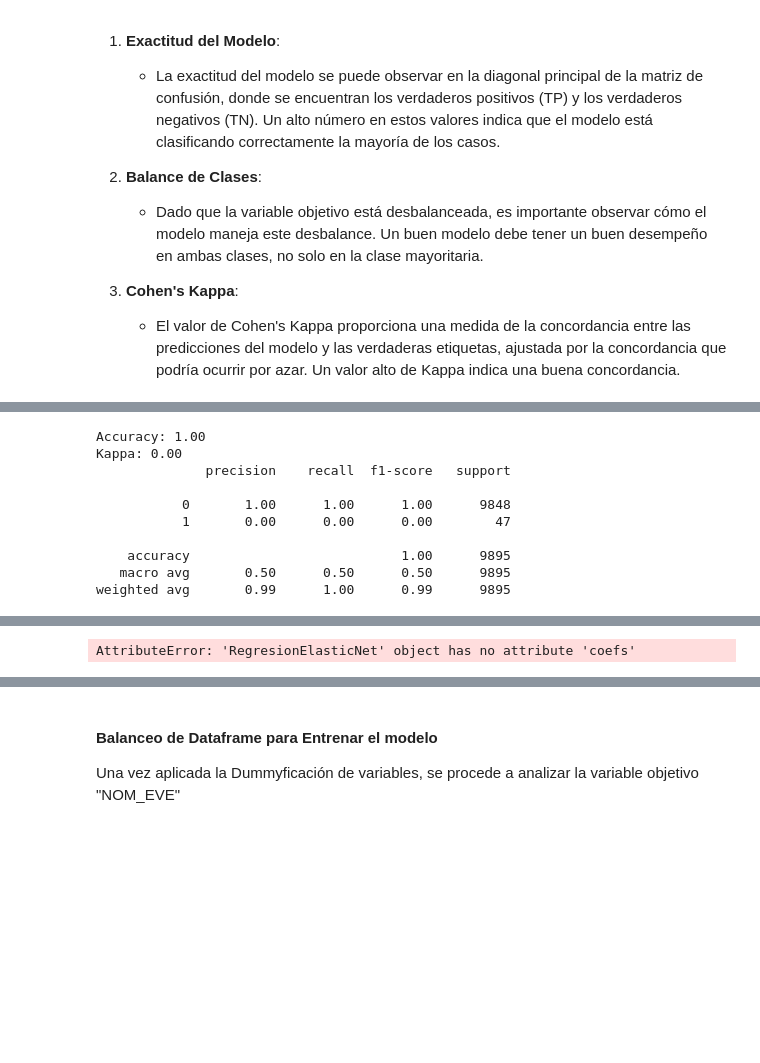
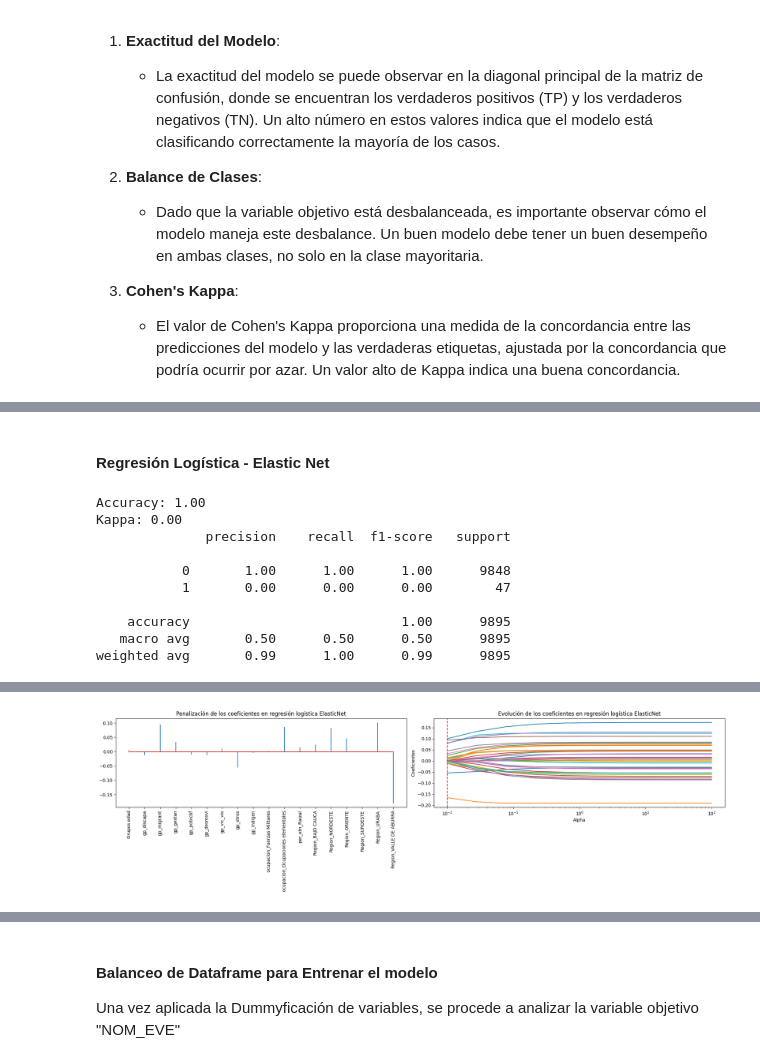
Before and after one commit to ngarciap/Analisis_Cuantitativo, a Jupyter notebook: Taller 3/Taller_3_Punto4.ipynb, the cells around one changed output, grey strips where cells are left out. Drawn from its saved outputs; the diff is of its cells as text; code cells hidden in the pictures; blank space fills up the shorter version.

```diff
--- a/Taller 3/Taller_3_Punto4.ipynb
+++ b/Taller 3/Taller_3_Punto4.ipynb
@@ -275,7 +294,4 @@ La matriz de confusión nos permite evaluar el desempeño de los modelos de regr
 # %%
-####################################################################################################################################
-## RODRI POR ACA VAMOS                                                                                                            ##
-####################################################################################################################################
 # Instanciar el Objeto RegresionLogistica Lasso
 cs = np.logspace(-2, 2, 10)                            # Definir los valores de alpha, se ponen 10 valores por la limitacion computacional
 rl1 = RegresionLogisticaLasso(Cs = cs)
@@ -283,12 +299,12 @@ rl1.fit_model(X_train_scaled, y_train)
 y_pred_lasso = rl1.predict(X_test_scaled)
 rl1.evaluate(y_test, y_pred_lasso)                     # Evaluar el modelo
 rl1.plot_confusion_matrix(y_test, y_pred_lasso)        # Matriz de confusión
-
+accuracy_lasso = accuracy_score(y_test, y_pred_lasso)
 
 # Obtener los coeficientes para cada valor de alpha
 lasso_coefs = []
 for a in cs:
-    lasso = LogisticRegression(penalty='l1', C=1/a, solver='liblinear', random_state=42)
+    lasso = LogisticRegression(penalty='l1', C=a, solver='liblinear', random_state=42)
     lasso.fit(X_train_scaled, y_train)
     lasso_coefs.append(lasso.coef_.flatten())  # Aplanar los coeficientes y agregarlos a la lista
 
@@ -313,6 +329,7 @@ axes[0].set_xticklabels(df_coeficientes_Lasso.predictores, rotation = 90)
 axes[0].set_title('Penalización de los coeficientes en regresión logística Lasso')
 # Gráfica para coeficientes vs Alpha
 axes[1].plot(cs, lasso_coefs)
+axes[1].axvline(rl1.model.C_, color='red', linestyle='--')
 axes[1].set_xscale('log')
 axes[1].set_xlabel('Alpha')
 axes[1].set_ylabel('Coeficientes')
@@ -340,63 +354,64 @@ weighted avg       0.99      1.00      0.99      9895
+# %% [markdown]
+#### **Regresión Logística - Elastic Net**
 # %%
 # Instanciar el Objeto RegresionLogistica ElasticNet
 
 l1_ratios_vector=[0.2, 0.4, 0.6, 0.8, 1]                                # Definir los valores de l1, se ponen 5 valores por la limitacion computacional
 cs = np.logspace(-2, 2, 10)                                             # Definir los valores de alpha, se ponen 10 valores por la limitacion computacional
-rl1 = RegresionElasticNet(Cs = cs, l1_ratios=l1_ratios_vector)
-rl1.fit_model(X_train_scaled, y_train)
-y_pred_lasso = rl1.predict(X_test_scaled)
-rl1.evaluate(y_test, y_pred_lasso)                                      # Evaluar el modelo
-rl1.plot_confusion_matrix(y_test, y_pred_lasso)                         # Matriz de confusión
+rle = RegresionElasticNet(Cs = cs, l1_ratios=l1_ratios_vector)
+rle.fit_model(X_train_scaled, y_train)
+y_pred_enet = rle.predict(X_test_scaled)
+rle.evaluate(y_test, y_pred_enet)                                      # Evaluar el modelo
+rle.plot_confusion_matrix(y_test, y_pred_enet)                         # Matriz de confusión
+accuracy_enet = accuracy_score(y_test, y_pred_enet)
 
-# Obtener el accuaracy para cada valor de alpha y l1
-elasticnet_coefs = []
+# Obtener los coeficientes para cada valor de alpha con el l1_ratio óptimo
+enet_coefs = []
 for a in cs:
-    for l1 in l1_ratios_vector:
-        elasticnet = LogisticRegression(penalty='elasticnet', C=1/a, l1_ratio=l1, solver='saga', random_state=42)
-        elasticnet.fit(X_train_scaled, y_train)
-        elasticnet_coefs.append(elasticnet.coef_.flatten())  # Aplanar los coeficientes y agregarlos a la lista
+    enet = LogisticRegression(penalty='elasticnet', C=a, solver='saga', l1_ratio=rle.model.l1_ratio_[0], random_state=42)
+    enet.fit(X_train_scaled, y_train)
+    enet_coefs.append(enet.coef_.flatten())  # Aplanar los coeficientes y agregarlos a la lista
 
-# Crear DataFrame con el mejor accuracy para cada l1_ratio
+enet_coefs = np.array(enet_coefs)  # Convertir la lista en un arreglo de numpy bidimensional (100, n_coeficientes)
 
-best_accuracy_per_l1_ratio = {
-    "l1_ratio": l1_ratios,
-    "best_accuracy": [np.max(rmse_cv_values[i]) for i in range(len(l1_ratios))]
-}
-df_best_rmse = pd.DataFrame(best_rmse_per_l1_ratio)
-print("Mejor RMSE encontrado para cada l1_ratio:")
-print(df_best_rmse)
+# Coeficientes del modelo Lasso con el alpha óptimo y los predictores seleccionados
+df_coeficientes_Enet = pd.DataFrame({
+    "predictores": X_train.columns,
+    "coeficientes": rle.model.coef_.flatten()
+    })
 
-df_coeficientes_elasticnet = df_coeficientes_elasticnet.query("coeficientes != 0")
-#print(df_coeficientes_elasticnet)
+df_coeficientes_Enet = df_coeficientes_Enet.query("coeficientes != 0")
+#print(df_coeficientes_Lasso)
 
 # Generar las gráficas para la evolución de los coeficientes de regresión
 fig, axes = plt.subplots(1, 2, figsize=(20, 6))
 
 # Gráfica para penalización de Coeficientes
-axes[0].stem(df_coeficientes_elasticnet.predictores, df_coeficientes_elasticnet.coeficientes, markerfmt = ' ')
-axes[0].set_xticks(df_coeficientes_elasticnet.predictores)
-axes[0].set_xticklabels(df_coeficientes_elasticnet.predictores, rotation = 90)
+axes[0].stem(df_coeficientes_Enet.predictores, df_coeficientes_Enet.coeficientes, markerfmt = ' ')
+axes[0].set_xticks(df_coeficientes_Enet.predictores)
+axes[0].set_xticklabels(df_coeficientes_Enet.predictores, rotation = 90)
 axes[0].set_title('Penalización de los coeficientes en regresión logística ElasticNet')
 # Gráfica para coeficientes vs Alpha
-axes[1].plot(cs, elasticnet_coefs)
+axes[1].plot(cs, enet_coefs)
+axes[1].axvline(rle.model.C_, color='red', linestyle='--')
 axes[1].set_xscale('log')
 axes[1].set_xlabel('Alpha')
 axes[1].set_ylabel('Coeficientes')
 axes[1].set_title('Evolución de los coeficientes en regresión logística ElasticNet')
 axes[1].axis('tight')
 
 plt.tight_layout()
 plt.show()
 # %% [output]
 Accuracy: 1.00
 Kappa: 0.00
               precision    recall  f1-score   support
 
            0       1.00      1.00      1.00      9848
            1       0.00      0.00      0.00        47
 
     accuracy                           1.00      9895
    macro avg       0.50      0.50      0.50      9895
 weighted avg       0.99      1.00      0.99      9895
 [figure]
-AttributeError: 'RegresionElasticNet' object has no attribute 'coefs'
+[figure, added]
```
Also changed, not shown: parts of 51 cells of this notebook, 2 other files.
